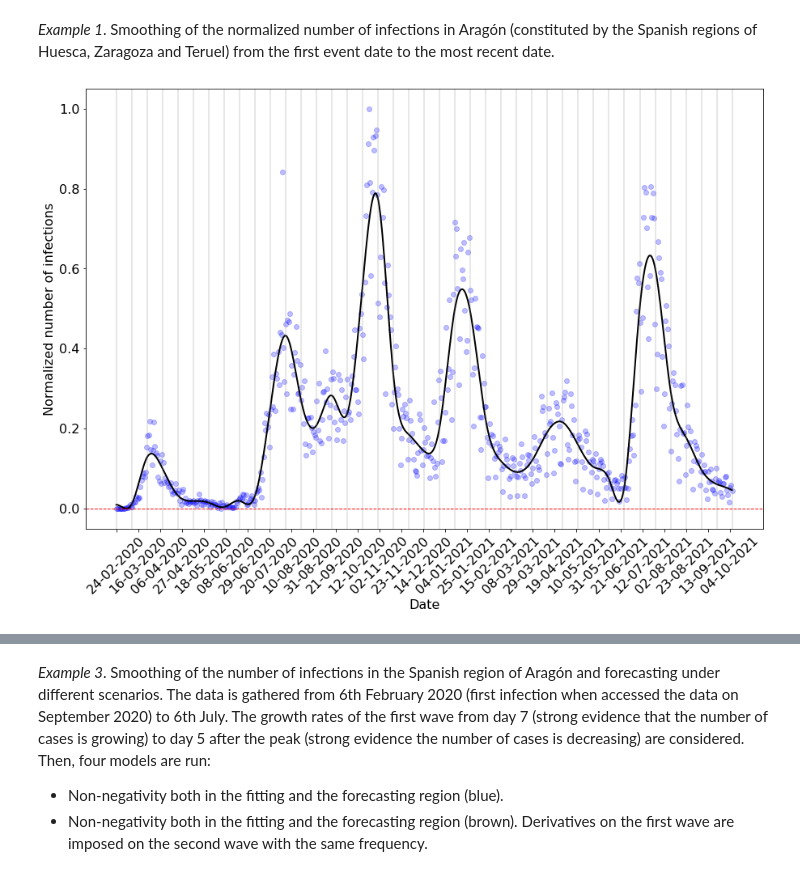
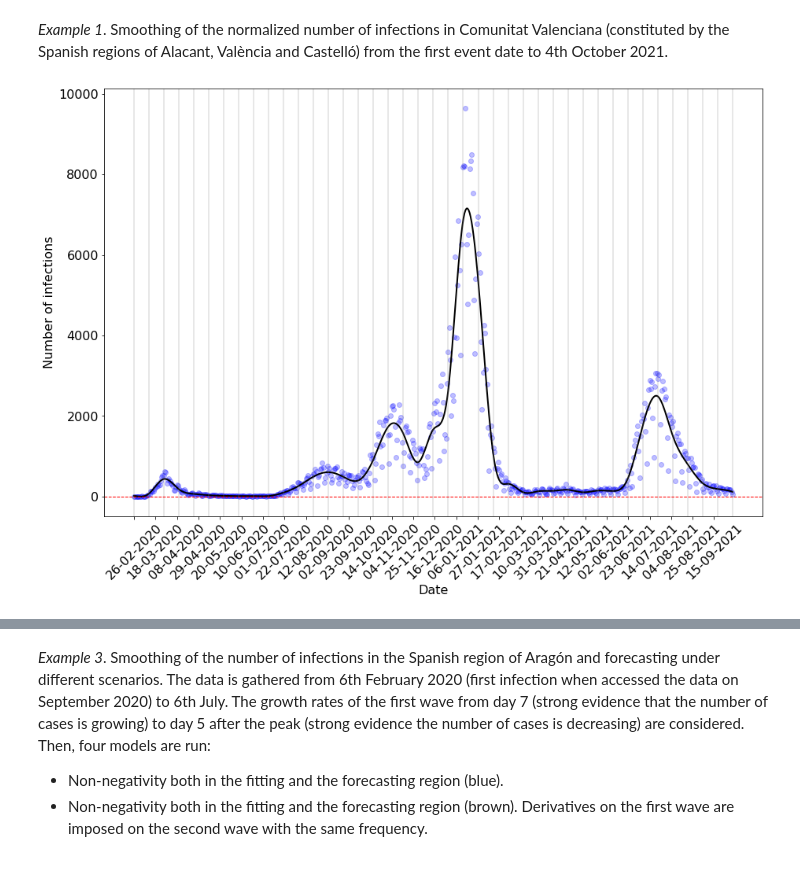
Before and after one commit to ManuelNavarroGarcia/cpsplines, a Jupyter notebook: examples/covid_data.ipynb, the cells around one changed output, grey strips where cells are left out. Drawn from its saved outputs; the diff is of its cells as text; code cells hidden in the pictures.

```diff
--- a/examples/covid_data.ipynb
+++ b/examples/covid_data.ipynb
@@ -15,42 +18,45 @@ from cpsplines.utils.clean_data_covid import (displaced_forecast_covid,
                                              agg_covid_by_age,
                                              get_days_from_covid_df)
 # %% [markdown]
-*Example 1*. Smoothing of the normalized number of infections in Aragón
-(constituted by the Spanish regions of Huesca, Zaragoza and Teruel) from the
-first event date to the most recent date.
+*Example 1*. Smoothing of the normalized number of infections in Comunitat Valenciana
+(constituted by the Spanish regions of Alacant, València and Castelló) from the
+first event date to 4th October 2021.
 # %%
 df = filter_covid_df(
     response_var="num_casos",
     min_date=None,
-    max_date=None,
+    max_date=pd.Timestamp(2021,10,4),
     gender=None,
-    region=("HU", "Z", "TE"),
-).pipe(agg_covid_by_age, response_var="num_casos", normalize=True)
+    region=("A", "CS", "V"),
+).pipe(agg_covid_by_age, response_var="num_casos")
 dates = df.index
 days = get_days_from_covid_df(df=df)
 num_casos = df.values.T[0]
 
-example1d = GridCPsplines(sp_args={"options": {"ftol": 1e-12}},
+example1d = GridCPsplines(deg=(3,),
+                          ord_d=(2,),
+                          n_int=(40,),
+                          sp_args={"options": {"ftol": 1e-12}},
                           int_constraints={0: {0: {"+": 0}}})
-example1d.fit(x=(days,), y=num_casos)
+example1d.fit(x=(days,), y=num_casos, y_range=(0,1))
 # Plot the results
 plot1d = plot_curves(
     fittings=(example1d,),
     col_pt=("b",),
     col_curve=("k",),
     knot_positions=True,
     constant_constraints=True,
     x=(days,),
     y=(num_casos,)
 )
 fig1d, ax1d = plot1d[0], plot1d[1]
 _ = ax1d.set_xticks(days[::21])
 _ = ax1d.set_xticklabels(
     dates[: len(days) : 21].strftime("%d-%m-%Y").values, rotation=45
 )
-_ = ax1d.set_ylabel("Normalized number of infections", fontsize=16)
+_ = ax1d.set_ylabel("Number of infections", fontsize=16)
 _ = ax1d.set_xlabel("Date", fontsize=16)
 _ = ax1d.tick_params(axis="both", which="major", labelsize=16)
 # %% [output]
-[figure, old version]
+[figure, new version]
 # %% [markdown]
```
Also changed, not shown: parts of 3 cells of this notebook.
